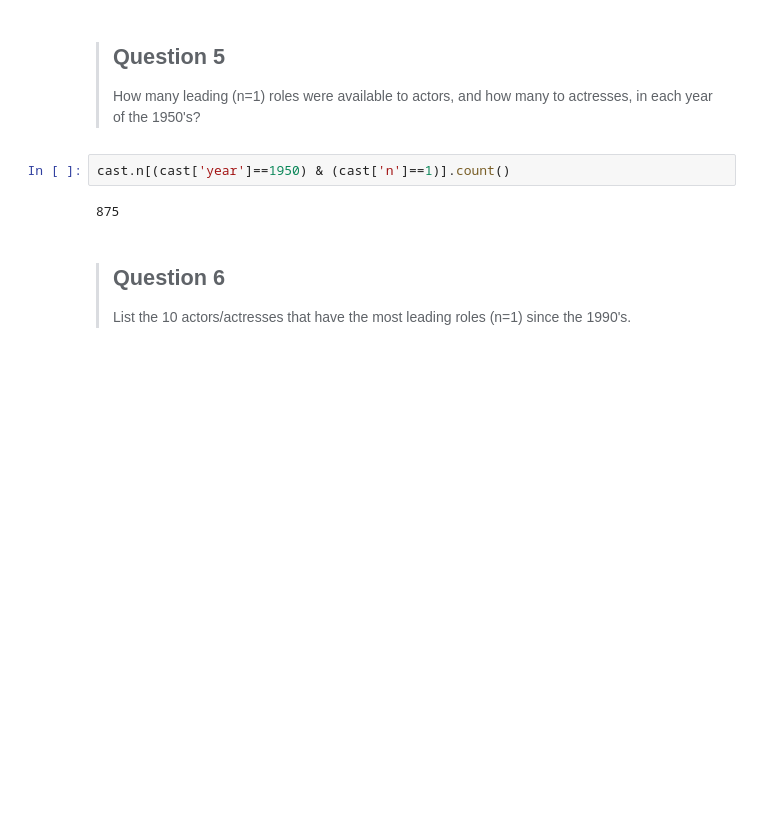
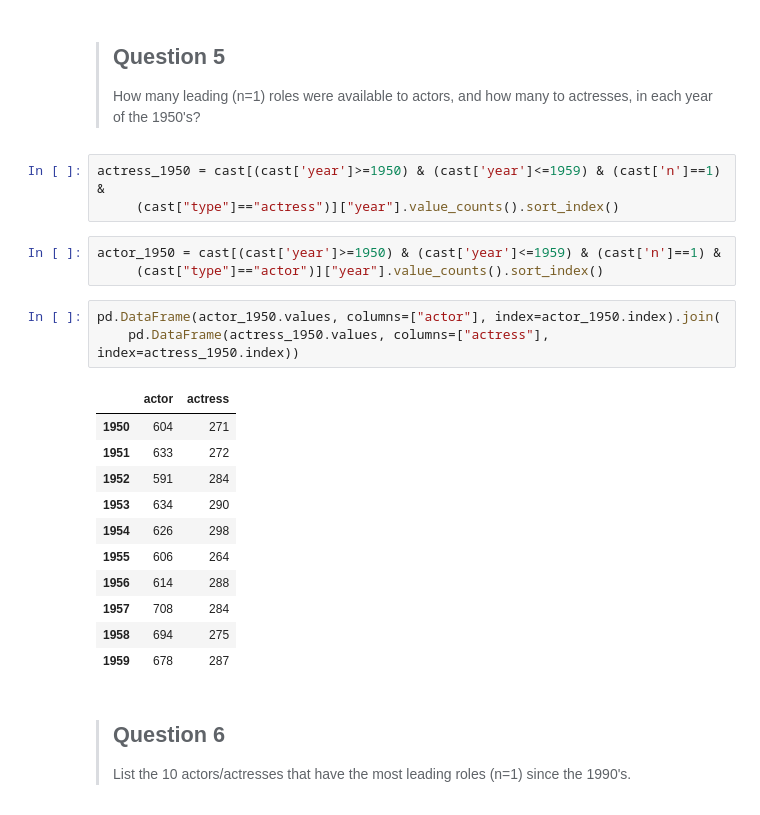
Before and after one commit to adiy55/1SA-Final-Project, a Jupyter notebook: 1SA Final Project pt.2.ipynb, the cells around one changed output. Saved outputs shown, nothing was run; the diff lists cells and outputs as text; blank space fills up the shorter version.

```diff
--- a/1SA Final Project pt.2.ipynb
+++ b/1SA Final Project pt.2.ipynb
@@ -217,9 +216,26 @@ plt.show()
 > ## Question 5
 > How many leading (n=1) roles were available to actors, and how many to actresses, in each year of the 1950's?
 # %%
-cast.n[(cast['year']==1950) & (cast['n']==1)].count()
+actress_1950 = cast[(cast['year']>=1950) & (cast['year']<=1959) & (cast['n']==1) &
+     (cast["type"]=="actress")]["year"].value_counts().sort_index()
-# %% [output]
-875
+# %%
+actor_1950 = cast[(cast['year']>=1950) & (cast['year']<=1959) & (cast['n']==1) &
+     (cast["type"]=="actor")]["year"].value_counts().sort_index()
+# %%
+pd.DataFrame(actor_1950.values, columns=["actor"], index=actor_1950.index).join(
+    pd.DataFrame(actress_1950.values, columns=["actress"], index=actress_1950.index))
+# %% [output]
+|  | actor | actress |
+| 1950 | 604 | 271 |
+| 1951 | 633 | 272 |
+| 1952 | 591 | 284 |
+| 1953 | 634 | 290 |
+| 1954 | 626 | 298 |
+| 1955 | 606 | 264 |
+| 1956 | 614 | 288 |
+| 1957 | 708 | 284 |
+| 1958 | 694 | 275 |
+| 1959 | 678 | 287 |
 # %% [markdown]
 > ## Question 6
 > List the 10 actors/actresses that have the most leading roles (n=1) since the 1990's.
```
Also changed, not shown: parts of 10 cells of this notebook.
